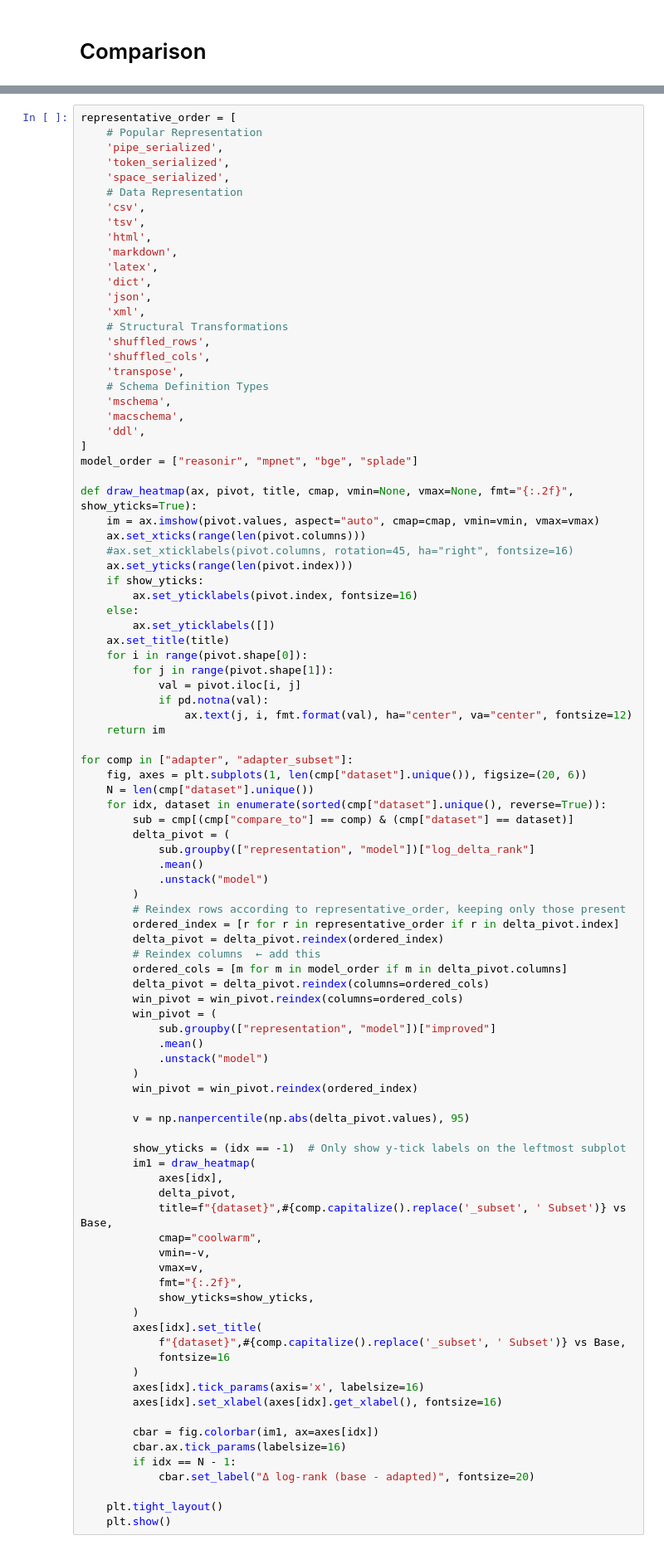
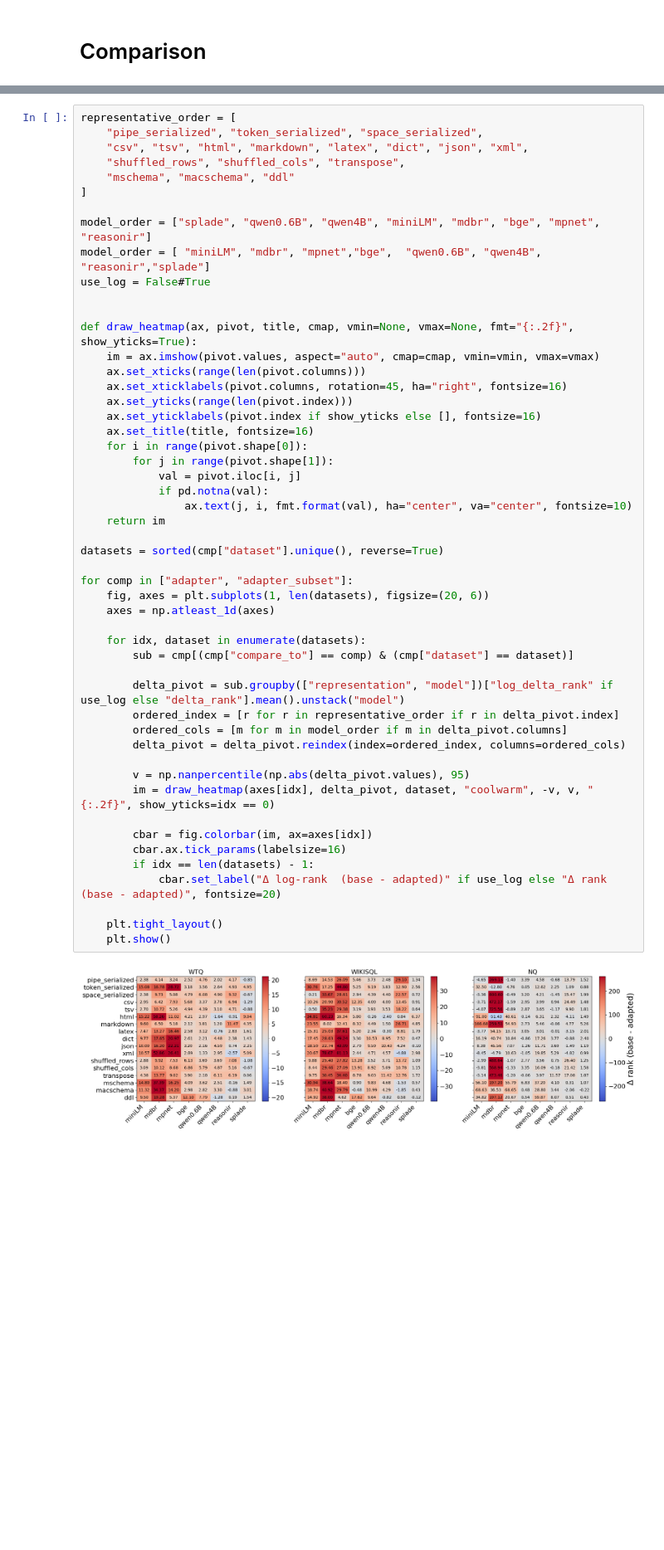
Before and after one commit to KBhandari11/Centroid-Aligned-Table-Retrieval, a Jupyter notebook: figure/figure_adapter_ranking.ipynb, the cells around one changed output, grey strips where cells are left out. Shown at 83% size. Drawn from its saved outputs; the diff is of its cells as text; blank space fills up the shorter version.

```diff
--- a/figure/figure_adapter_ranking.ipynb
+++ b/figure/figure_adapter_ranking.ipynb
@@ -209,95 +152,54 @@ cmp["same"] = cmp["adapt_rank"] == cmp["base_rank"]
 cmp["delta_hit1"] = cmp["adapt_hit1"] - cmp["base_hit1"]
 # %%
 representative_order = [
-    # Popular Representation
-    'pipe_serialized',
-    'token_serialized',
-    'space_serialized',
-    # Data Representation
-    'csv',
-    'tsv',
-    'html',
-    'markdown',
-    'latex',
-    'dict',
-    'json',
-    'xml',
-    # Structural Transformations
-    'shuffled_rows',
-    'shuffled_cols',
-    'transpose',
-    # Schema Definition Types
-    'mschema',
-    'macschema',
-    'ddl',
+    "pipe_serialized", "token_serialized", "space_serialized",
+    "csv", "tsv", "html", "markdown", "latex", "dict", "json", "xml",
+    "shuffled_rows", "shuffled_cols", "transpose",
+    "mschema", "macschema", "ddl"
 ]
-model_order = ["reasonir", "mpnet", "bge", "splade"]
+
+model_order = ["splade", "qwen0.6B", "qwen4B", "miniLM", "mdbr", "bge", "mpnet", "reasonir"]
+model_order = [ "miniLM", "mdbr", "mpnet","bge",  "qwen0.6B", "qwen4B", "reasonir","splade"]
+use_log = False#True
+
 
 def draw_heatmap(ax, pivot, title, cmap, vmin=None, vmax=None, fmt="{:.2f}", show_yticks=True):
     im = ax.imshow(pivot.values, aspect="auto", cmap=cmap, vmin=vmin, vmax=vmax)
     ax.set_xticks(range(len(pivot.columns)))
-    #ax.set_xticklabels(pivot.columns, rotation=45, ha="right", fontsize=16)
+    ax.set_xticklabels(pivot.columns, rotation=45, ha="right", fontsize=16)
     ax.set_yticks(range(len(pivot.index)))
-    if show_yticks:
-        ax.set_yticklabels(pivot.index, fontsize=16)
-    else:
-        ax.set_yticklabels([])
-    ax.set_title(title)
+    ax.set_yticklabels(pivot.index if show_yticks else [], fontsize=16)
+    ax.set_title(title, fontsize=16)
     for i in range(pivot.shape[0]):
         for j in range(pivot.shape[1]):
             val = pivot.iloc[i, j]
             if pd.notna(val):
-                ax.text(j, i, fmt.format(val), ha="center", va="center", fontsize=12)
+                ax.text(j, i, fmt.format(val), ha="center", va="center", fontsize=10)
     return im
 
+datasets = sorted(cmp["dataset"].unique(), reverse=True)
+
 for comp in ["adapter", "adapter_subset"]:
-    fig, axes = plt.subplots(1, len(cmp["dataset"].unique()), figsize=(20, 6))
-    N = len(cmp["dataset"].unique())
-    for idx, dataset in enumerate(sorted(cmp["dataset"].unique(), reverse=True)):
+    fig, axes = plt.subplots(1, len(datasets), figsize=(20, 6))
+    axes = np.atleast_1d(axes)
+
+    for idx, dataset in enumerate(datasets):
         sub = cmp[(cmp["compare_to"] == comp) & (cmp["dataset"] == dataset)]
-        delta_pivot = (
-            sub.groupby(["representation", "model"])["log_delta_rank"]
-            .mean()
-            .unstack("model")
-        )
-        # Reindex rows according to representative_order, keeping only those present
+
+        delta_pivot = sub.groupby(["representation", "model"])["log_delta_rank" if use_log else "delta_rank"].mean().unstack("model")
         ordered_index = [r for r in representative_order if r in delta_pivot.index]
-        delta_pivot = delta_pivot.reindex(ordered_index)
-        # Reindex columns  ← add this
         ordered_cols = [m for m in model_order if m in delta_pivot.columns]
-        delta_pivot = delta_pivot.reindex(columns=ordered_cols)
-        win_pivot = win_pivot.reindex(columns=ordered_cols)
-        win_pivot = (
-            sub.groupby(["representation", "model"])["improved"]
-            .mean()
-            .unstack("model")
-        )
-        win_pivot = win_pivot.reindex(ordered_index)
+        delta_pivot = delta_pivot.reindex(index=ordered_index, columns=ordered_cols)
 
         v = np.nanpercentile(np.abs(delta_pivot.values), 95)
+        im = draw_heatmap(axes[idx], delta_pivot, dataset, "coolwarm", -v, v, "{:.2f}", show_yticks=idx == 0)
 
-        show_yticks = (idx == -1)  # Only show y-tick labels on the leftmost subplot
-        im1 = draw_heatmap(
-            axes[idx],
-            delta_pivot,
-            title=f"{dataset}",#{comp.capitalize().replace('_subset', ' Subset')} vs Base,
-            cmap="coolwarm",
-            vmin=-v,
-            vmax=v,
-            fmt="{:.2f}",
-            show_yticks=show_yticks,
-        )
-        axes[idx].set_title(
-            f"{dataset}",#{comp.capitalize().replace('_subset', ' Subset')} vs Base,
-            fontsize=16
-        )
-        axes[idx].tick_params(axis='x', labelsize=16)
-        axes[idx].set_xlabel(axes[idx].get_xlabel(), fontsize=16)
-
-        cbar = fig.colorbar(im1, ax=axes[idx])
+        cbar = fig.colorbar(im, ax=axes[idx])
         cbar.ax.tick_params(labelsize=16)
-        if idx == N - 1:
-            cbar.set_label("Δ log-rank (base - adapted)", fontsize=20)
+        if idx == len(datasets) - 1:
+            cbar.set_label("Δ log-rank  (base - adapted)" if use_log else "Δ rank (base - adapted)", fontsize=20)
 
     plt.tight_layout()
     plt.show()
+# %% [output]
+[figure, added]
```
Also changed, not shown: parts of 4 cells of this notebook, 24 other files.
